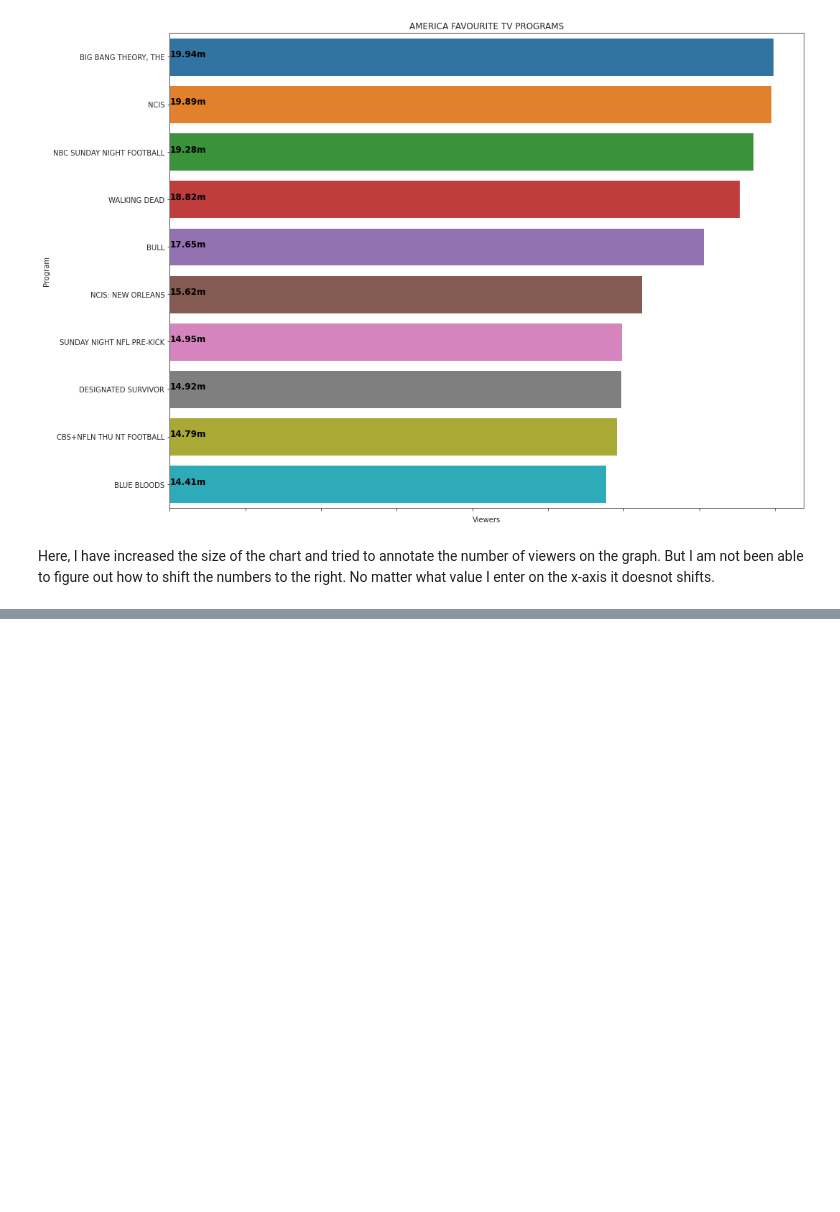
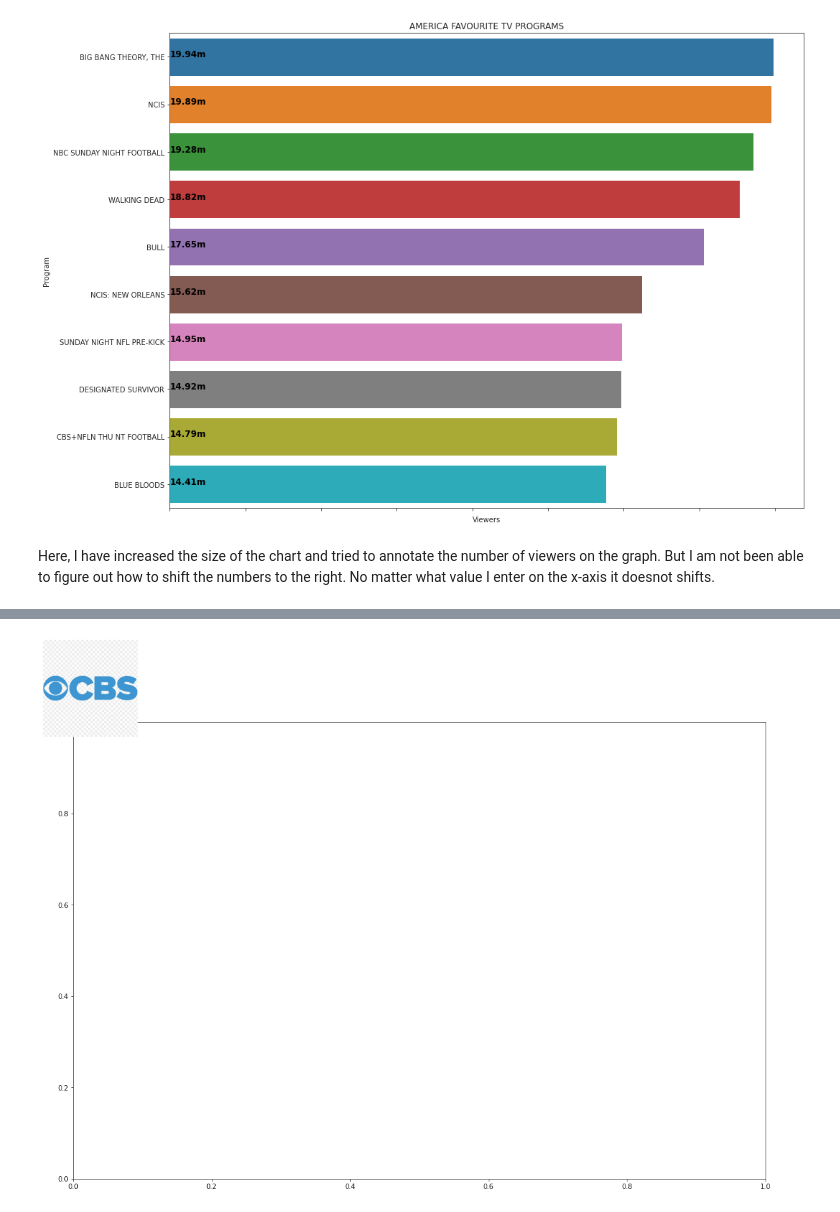
Before and after one commit to SagarSitaula1/Data-Visual, a Jupyter notebook: Master.ipynb, the cells around one changed output, grey strips where cells are left out. Drawn from its saved outputs; the diff is of its cells as text; code cells hidden in the pictures; blank space fills up the shorter version.

```diff
--- a/Master.ipynb
+++ b/Master.ipynb
@@ -196,3 +219,15 @@ Here, I have increased the size of the chart and tried to annotate the number of
+# %%
+fig, ax = plt.subplots()
+ax.set_xlim(0, 1)
+ax.set_ylim(0, 1)
+arr_lena = plt.imread('/cbs logo.png')
+newax = fig.add_axes([-0.08,0.95,0.2,0.2], anchor='NE', zorder=1)
+newax.imshow(arr_lena)
+newax.axis('off')
+plt.draw()
+plt.show()
+# %% [output]
+[figure, added]
 # %%
 plt.rcParams["figure.figsize"] = [15, 10]
 plt.rcParams["figure.autolayout"] = True
```
Also changed, not shown: parts of 8 cells of this notebook.
